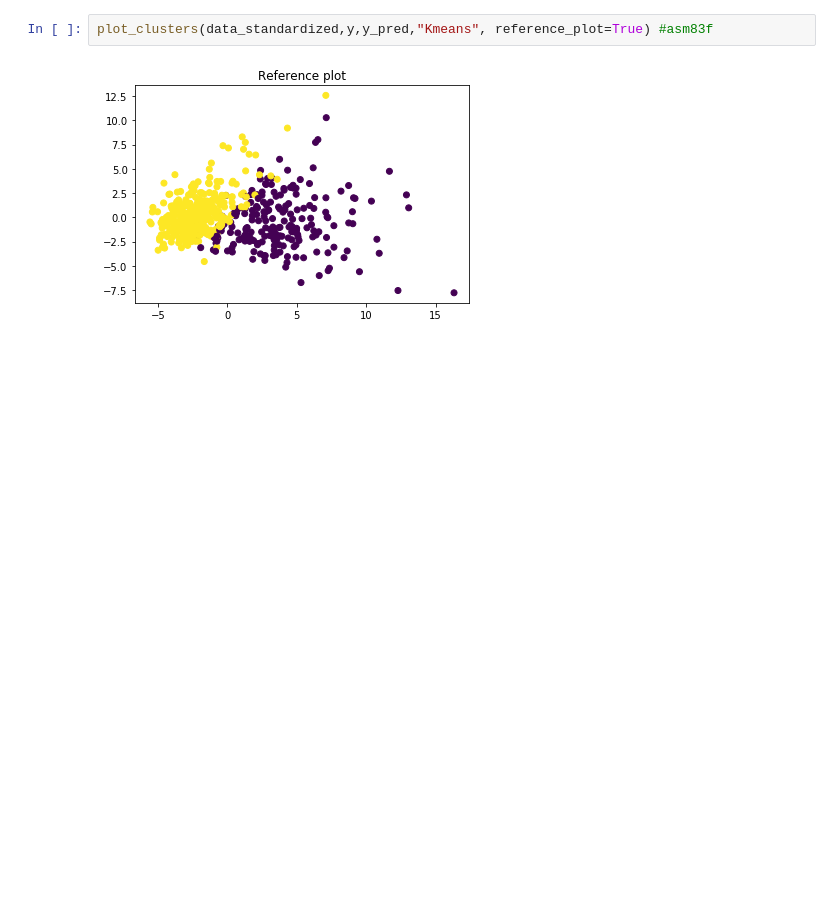
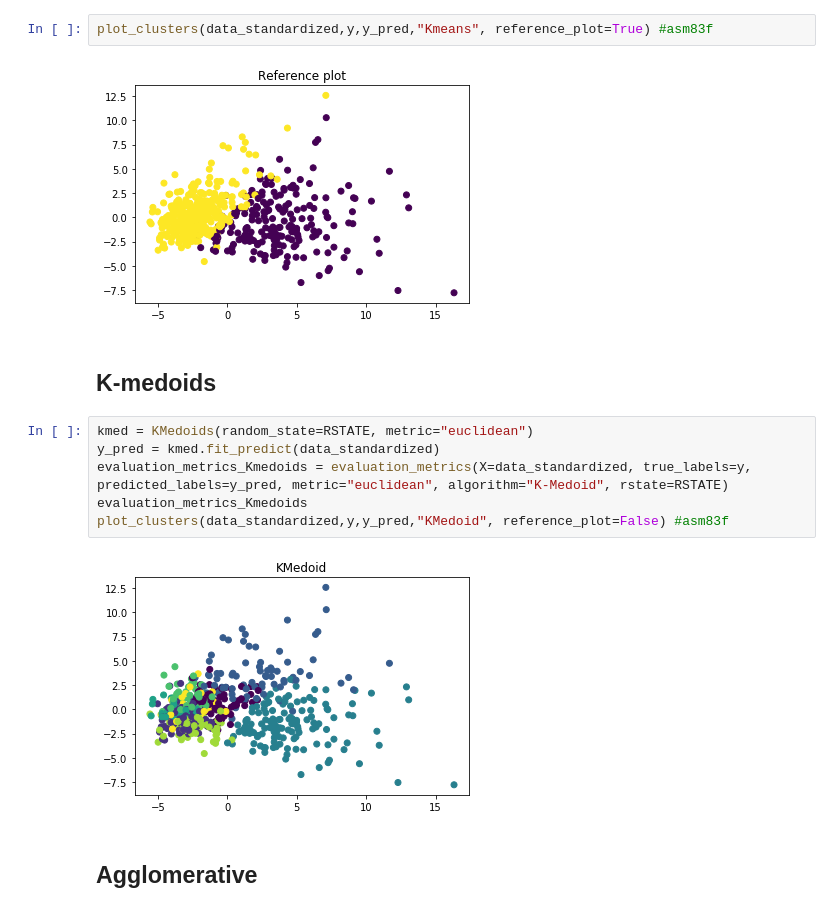
Before and after one commit to enzittonn/DSV-DAMI-I, a Jupyter notebook: HW2/sand.ipynb, the cells around one changed output. Cells and saved outputs as stored; diff of their text form; blank space fills up the shorter version.

Commit message:
HW2 K-medoid done

```diff
--- a/HW2/sand.ipynb
+++ b/HW2/sand.ipynb
@@ -174,3 +174,15 @@ evaluation_metrics_Kmeans
 plot_clusters(data_standardized,y,y_pred,"Kmeans", reference_plot=True) #asm83f
 # %% [output]
 [figure]
+# %% [markdown]
+## K-medoids
+# %%
+kmed = KMedoids(random_state=RSTATE, metric="euclidean")
+y_pred = kmed.fit_predict(data_standardized)
+evaluation_metrics_Kmedoids = evaluation_metrics(X=data_standardized, true_labels=y, predicted_labels=y_pred, metric="euclidean", algorithm="K-Medoid", rstate=RSTATE)
+evaluation_metrics_Kmedoids
+plot_clusters(data_standardized,y,y_pred,"KMedoid", reference_plot=False) #asm83f
+# %% [output]
+[figure, added]
+# %% [markdown]
+## Agglomerative
```
